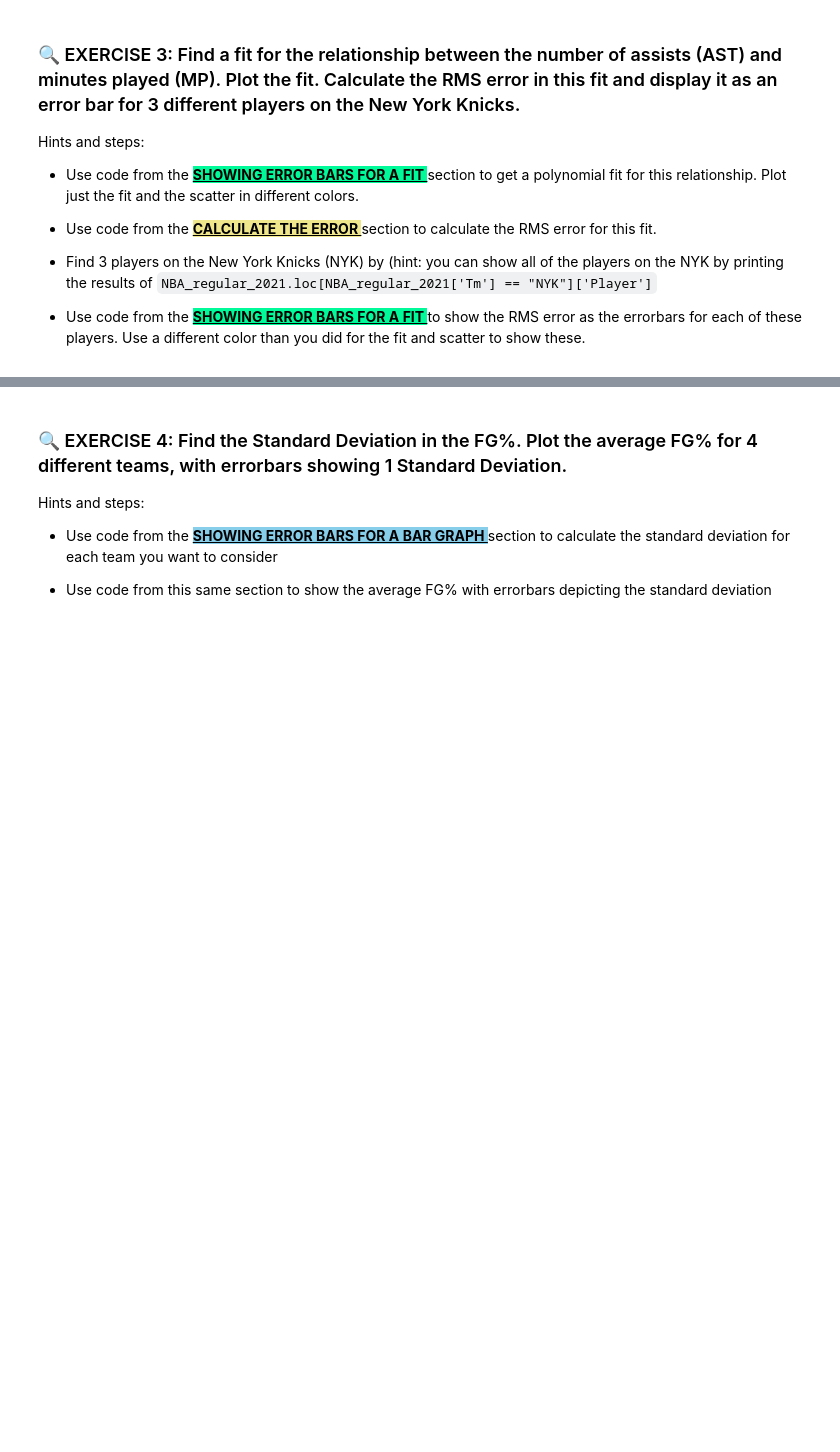
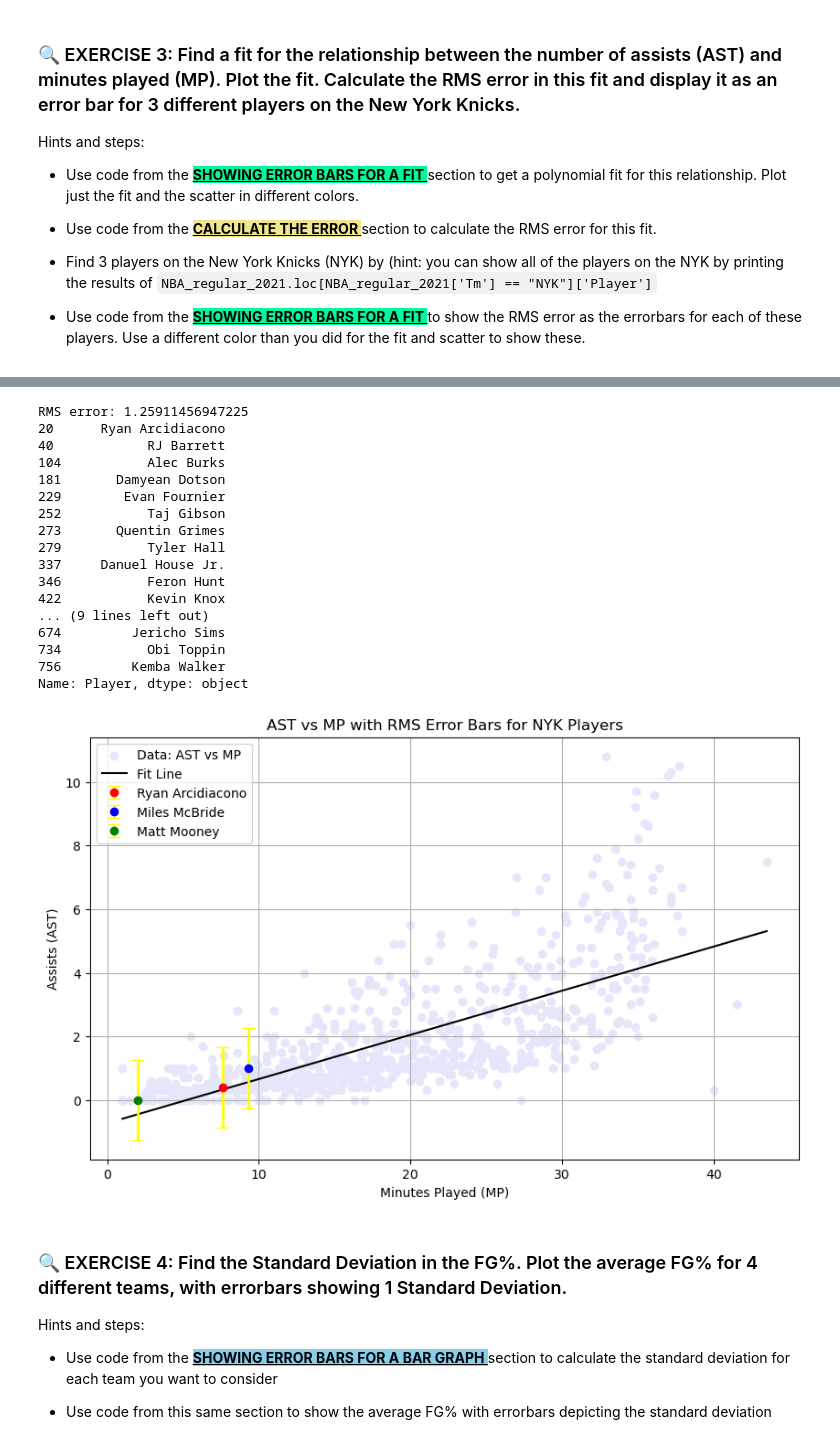
Before and after one commit to PrisonTeachingInitiative/CFR-2025, a Jupyter notebook: Stats/Notebooks/3-Error_timeseries.ipynb, the cells around one changed output, grey strips where cells are left out. Cells and saved outputs as stored; diff of their text form; code cells hidden in the pictures; blank space fills up the shorter version.

```diff
--- a/Stats/Notebooks/3-Error_timeseries.ipynb
+++ b/Stats/Notebooks/3-Error_timeseries.ipynb
@@ -555,3 +793,74 @@ Hints and steps:
+# %%
+import numpy as np
+import pandas as pd
+import matplotlib.pyplot as plt
+
+# Step 1: Fit AST vs MP
+x = NBA_regular_2021["MP"].values  # Minutes Played
+y = NBA_regular_2021["AST"].values  # Assists
+
+# Fit a degree 1 polynomial (linear fit)
+coefficients = np.polyfit(x, y, deg=1)
+model = np.poly1d(coefficients)
+y_fit = model(x)
+
+# Step 2: Calculate RMS Error
+RMS_error = np.sqrt(np.mean((y - y_fit) ** 2))
+print("RMS error:", RMS_error)
+
+# Step 3: Plot fit and scatter
+plt.figure(figsize=(10, 6))
+plt.scatter(x, y, color="lavender", label="Data: AST vs MP")
+x_line = np.linspace(min(x), max(x), 100)
+y_line = model(x_line)
+plt.plot(x_line, y_line, color="black", label="Fit Line")
+
+# Step 4: Choose 3 NYK players
+print(NBA_regular_2021.loc[NBA_regular_2021['Tm'] == "NYK"]['Player'])
+
+# Choose 3 players
+Players_to_consider = ["Ryan Arcidiacono", "Miles McBride", "Matt Mooney"]
+Colors_to_use = ["red", "blue", "green"]
+
+# Step 5: Plot those 3 NYK players with RMS error bars
+for i, player in enumerate(Players_to_consider):
+    player_row = NBA_regular_2021.loc[NBA_regular_2021["Player"] == player]
+
+    if not player_row.empty:
+        mp = player_row["MP"].values[0]
+        ast = player_row["AST"].values[0]
+
+        plt.errorbar(mp, ast, yerr=RMS_error,
+                     fmt='o', color=Colors_to_use[i],
+                     label=player,
+                     ecolor='yellow', capsize=5, elinewidth=2)
+
+# Step 6: Final plot formatting
+plt.xlabel("Minutes Played (MP)")
+plt.ylabel("Assists (AST)")
+plt.title("AST vs MP with RMS Error Bars for NYK Players")
+plt.legend()
+plt.grid(True)
+plt.show()
+# %% [output]
+RMS error: 1.25911456947225
+20      Ryan Arcidiacono
+40            RJ Barrett
+104           Alec Burks
+181       Damyean Dotson
+229        Evan Fournier
+252           Taj Gibson
+273       Quentin Grimes
+279           Tyler Hall
+337     Danuel House Jr.
+346           Feron Hunt
+422           Kevin Knox
+... (9 lines left out)
+674         Jericho Sims
+734           Obi Toppin
+756         Kemba Walker
+Name: Player, dtype: object
+[figure, added]
 # %% [markdown]
 ### 🔍 EXERCISE 4: Find the Standard Deviation in the FG%. Plot the average FG% for 4 different teams, with errorbars showing 1 Standard Deviation.
 
```
Also changed, not shown: parts of 10 cells of this notebook.
